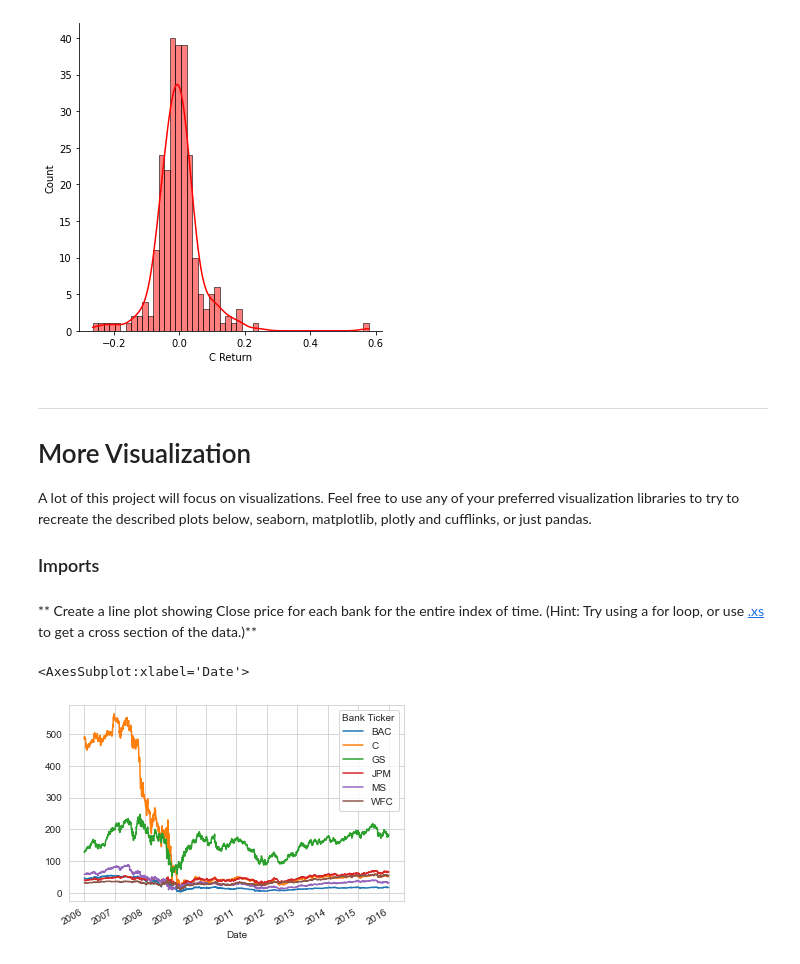
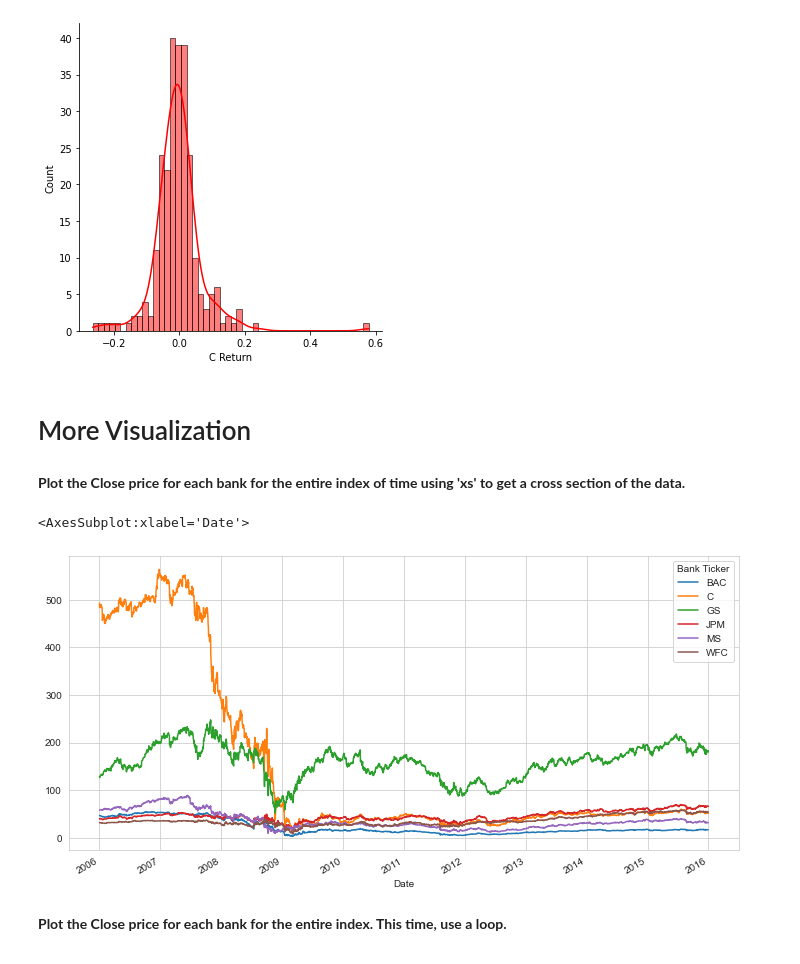
Before and after one commit to aseemm/ml, a Jupyter notebook: Finance.ipynb, the cells around one changed output. Drawn from its saved outputs; the diff is of its cells as text; code cells hidden in the pictures.

```diff
--- a/Finance.ipynb
+++ b/Finance.ipynb
@@ -242,13 +163,8 @@ sns.displot(returns.loc['2008-01-01':'2008-12-31']['C Return'], color='red', kde
 # %% [output]
 <seaborn.axisgrid.FacetGrid at 0x...>
 [figure]
-# %% [markdown]
-____
-# More Visualization
-
-A lot of this project will focus on visualizations. Feel free to use any of your preferred visualization libraries to try to recreate the described plots below, seaborn, matplotlib, plotly and cufflinks, or just pandas.
-
-### Imports
+# %% [markdown]
+# More Visualization
 # %%
 import matplotlib.pyplot as plt
 import seaborn as sns
@@ -260,11 +176,13 @@ import plotly
 import cufflinks as cf
 cf.go_offline()
 # %% [markdown]
-** Create a line plot showing Close price for each bank for the entire index of time. (Hint: Try using a for loop, or use [.xs](http://pandas.pydata.org/pandas-docs/stable/generated/pandas.DataFrame.xs.html) to get a cross section of the data.)**
+**Plot the Close price for each bank for the entire index of time using 'xs' to get a cross section of the data.**
 # %%
-bank_stocks.xs(key='Close', axis=1, level='Stock Info').plot()
+bank_stocks.xs(key='Close', axis=1, level='Stock Info').plot(figsize=(12,6))
 # %% [output]
 <AxesSubplot:xlabel='Date'>
-[figure, old version]
+[figure, new version]
+# %% [markdown]
+**Plot the Close price for each bank for the entire index. This time, use a loop.**
 # %%
 for tick in tickers:
```
Also changed, not shown: parts of 50 cells of this notebook, 2 other files.
